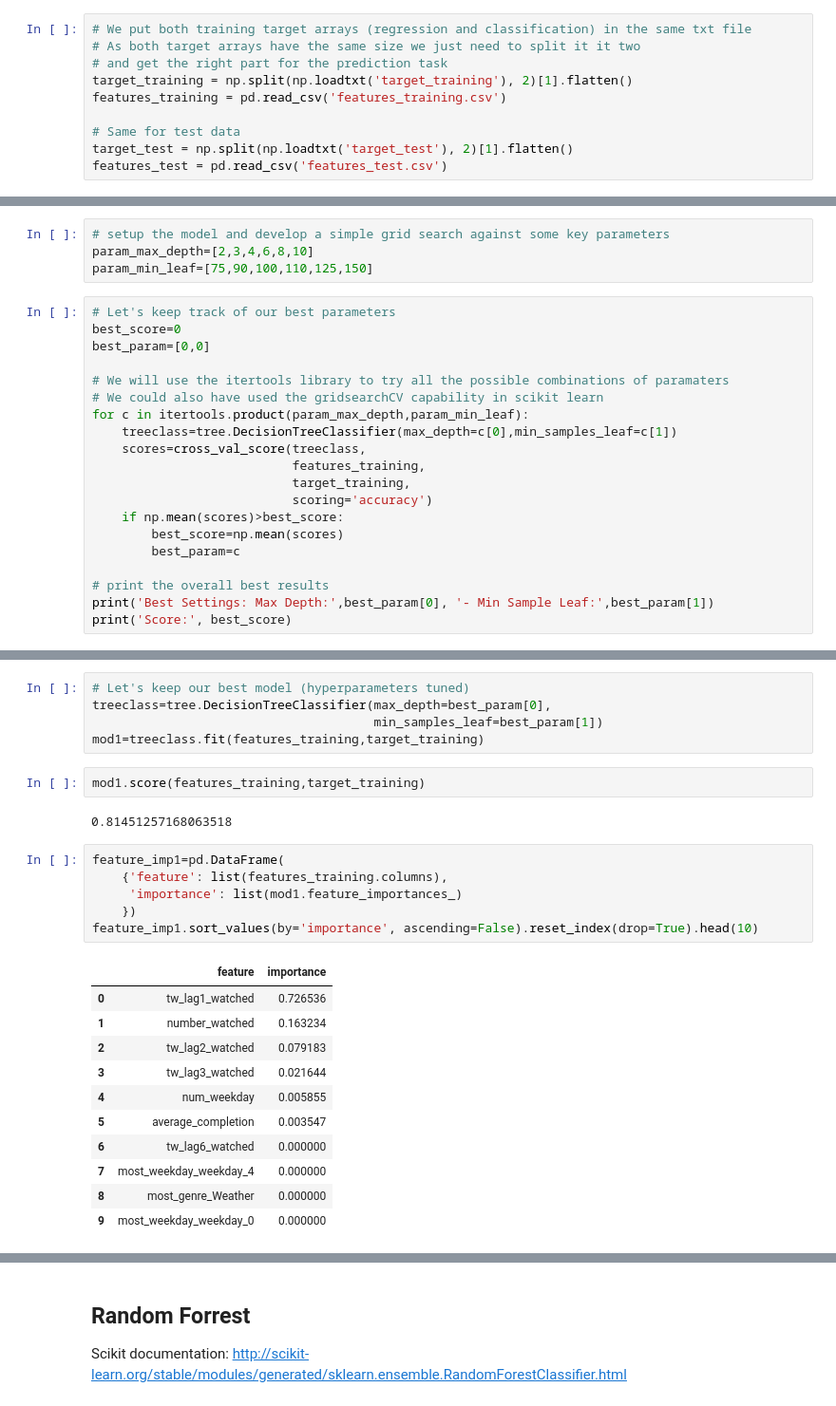
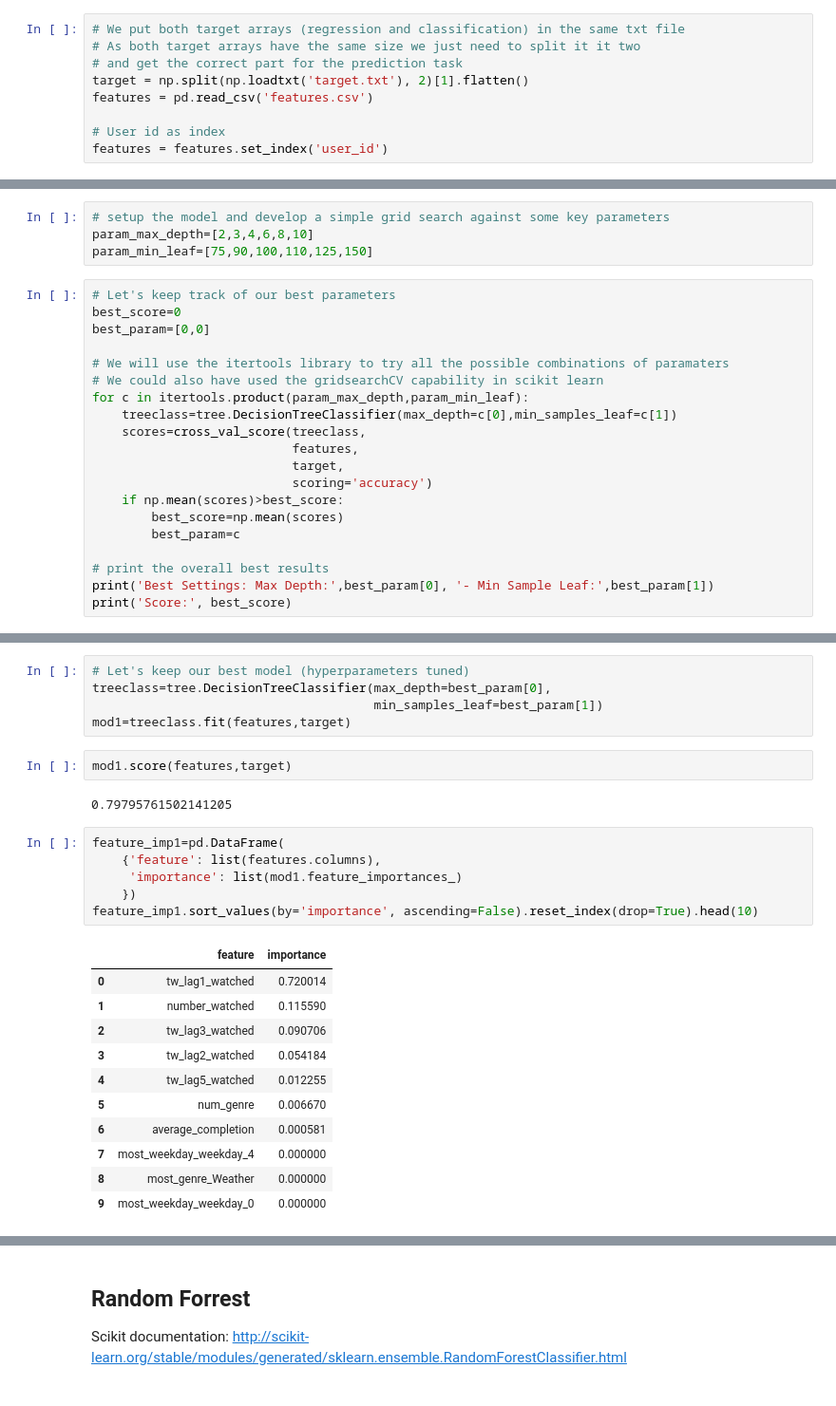
Before and after one commit to bbc/datalab-ml-training, a Jupyter notebook: iPlayerForecast_course3.ipynb, the cells around one changed output, grey strips where cells are left out. Shown at 95% size. Saved outputs shown, nothing was run; the diff lists cells and outputs as text.

```diff
--- a/iPlayerForecast_course3.ipynb
+++ b/iPlayerForecast_course3.ipynb
@@ -53,12 +64,11 @@ import pandas as pd
 import numpy as np
 import itertools
 # %%
-# We put both training target arrays (regression and classification) in the same txt file
+# We put both target arrays (regression and classification) in the same txt file
 # As both target arrays have the same size we just need to split it it two
-# and get the right part for the prediction task
-target_training = np.split(np.loadtxt('target_training'), 2)[1].flatten()
-features_training = pd.read_csv('features_training.csv')
+# and get the correct part for the prediction task
+target = np.split(np.loadtxt('target.txt'), 2)[1].flatten()
+features = pd.read_csv('features.csv')
 
-# Same for test data
-target_test = np.split(np.loadtxt('target_test'), 2)[1].flatten()
-features_test = pd.read_csv('features_test.csv')
+# User id as index
+features = features.set_index('user_id')
@@ -108,8 +129,8 @@ best_param=[0,0]
 for c in itertools.product(param_max_depth,param_min_leaf):
     treeclass=tree.DecisionTreeClassifier(max_depth=c[0],min_samples_leaf=c[1])
     scores=cross_val_score(treeclass,
-                           features_training,
-                           target_training,
+                           features,
+                           target,
                            scoring='accuracy')
     if np.mean(scores)>best_score:
         best_score=np.mean(scores)
@@ -127,26 +148,26 @@ Score: 0.810101888901
 # Let's keep our best model (hyperparameters tuned)
 treeclass=tree.DecisionTreeClassifier(max_depth=best_param[0],
                                       min_samples_leaf=best_param[1])
-mod1=treeclass.fit(features_training,target_training)
+mod1=treeclass.fit(features,target)
 # %%
-mod1.score(features_training,target_training)
+mod1.score(features,target)
 # %% [output]
-0.81451257168063518
+0.79795761502141205
 # %%
 feature_imp1=pd.DataFrame(
-    {'feature': list(features_training.columns),
+    {'feature': list(features.columns),
      'importance': list(mod1.feature_importances_)
     })
 feature_imp1.sort_values(by='importance', ascending=False).reset_index(drop=True).head(10)
 # %% [output]
 |  | feature | importance |
-| 0 | tw_lag1_watched | 0.726536 |
-| 1 | number_watched | 0.163234 |
-| 2 | tw_lag2_watched | 0.079183 |
-| 3 | tw_lag3_watched | 0.021644 |
-| 4 | num_weekday | 0.005855 |
-| 5 | average_completion | 0.003547 |
-| 6 | tw_lag6_watched | 0.000000 |
+| 0 | tw_lag1_watched | 0.720014 |
+| 1 | number_watched | 0.115590 |
+| 2 | tw_lag3_watched | 0.090706 |
+| 3 | tw_lag2_watched | 0.054184 |
+| 4 | tw_lag5_watched | 0.012255 |
+| 5 | num_genre | 0.006670 |
+| 6 | average_completion | 0.000581 |
 | 7 | most_weekday_weekday_4 | 0.000000 |
 | 8 | most_genre_Weather | 0.000000 |
 | 9 | most_weekday_weekday_0 | 0.000000 |
```
Also changed, not shown: parts of 35 cells of this notebook, 2 other files.
